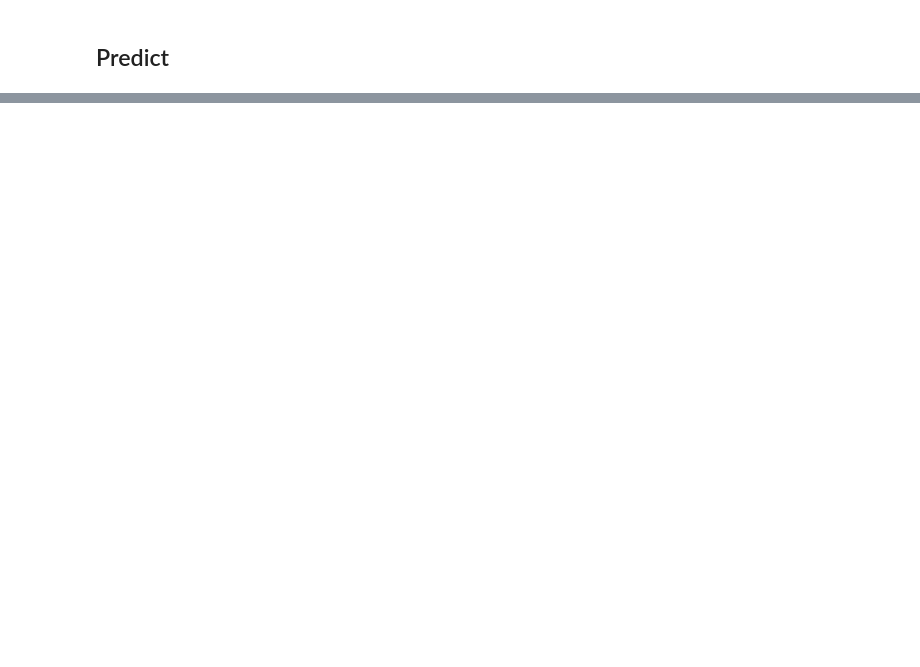
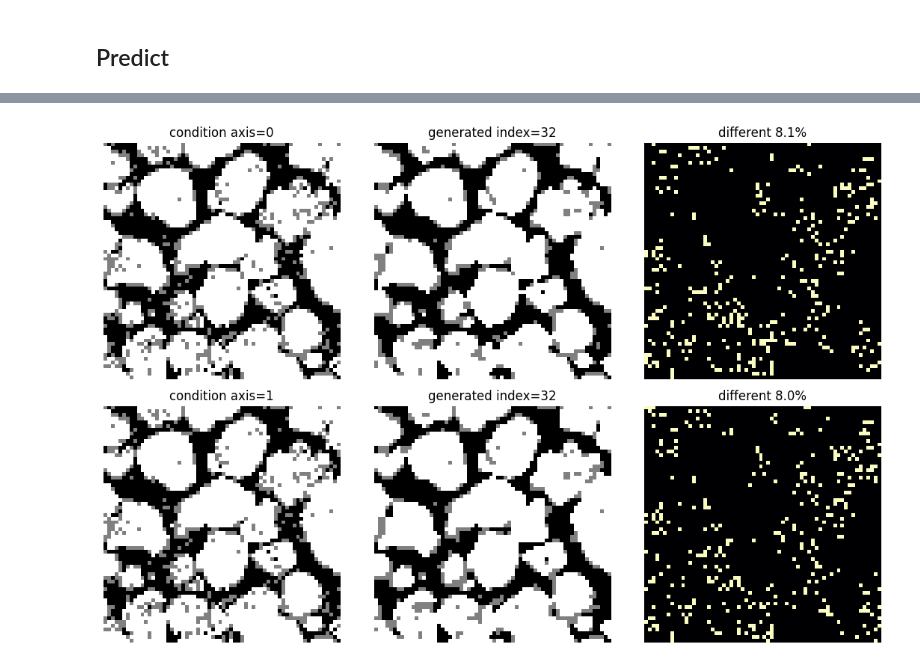
Before and after one commit to phykn/microlad, a Jupyter notebook: notebooks/03_predict.ipynb, the cells around one changed output, grey strips where cells are left out. Drawn from its saved outputs; the diff is of its cells as text; code cells hidden in the pictures; blank space fills up the shorter version.

Commit message:
Refactor conditional SliceGAN workflow

```diff
--- a/notebooks/03_predict.ipynb
+++ b/notebooks/03_predict.ipynb
@@ -38,3 +37,12 @@ options_kwargs = dict(
+# %%
+RUN_DIR = 'run/20260712-163751-714469'
+PHASE_FRACTIONS = (0.28, 0.12, 0.60)
+slicegan_config = load_slicegan_config(ROOT / 'config' / 'slicegan.yaml')
+
+options_kwargs = dict(
+    slicegan=slicegan_config,
+    phase_fractions=PHASE_FRACTIONS,
+)
 # %% [markdown]
 ## Predict
 # %%
@@ -160,0 +93,71 @@ largest local boundary jump: 0.0698
+# %%
+anchor_mismatches = np.array([
+    np.mean(take_slice(volume_np, anchor.axis, anchor.index) != anchor.image)
+    for anchor in anchors
+])
+volume_phase_fraction = np.array([
+    np.mean(volume_np == phase) for phase in range(args.num_phases)
+])
+axis_transition_rate = np.array([
+    np.mean(np.diff(volume_np, axis=axis) != 0) for axis in range(3)
+])
+
+boundary_profiles = []
+boundary_jumps = []
+for anchor in anchors:
+    differences = np.diff(volume_np, axis=anchor.axis) != 0
+    reduce_axes = tuple(axis for axis in range(3) if axis != anchor.axis)
+    rates = differences.mean(axis=reduce_axes)
+    local = rates[anchor.index - 6 : anchor.index + 6]
+    boundary_profiles.append(local)
+    boundary_jumps.append(np.max(np.abs(np.diff(local))))
+
+quality_gates = {
+    'all anchors 3-10% different': bool(np.all((anchor_mismatches >= 0.03) & (anchor_mismatches <= 0.10))),
+    'phase fraction within 1%p': bool(np.max(np.abs(volume_phase_fraction - PHASE_FRACTIONS)) <= 0.01),
+    'axis transition spread <= 0.03': bool(np.ptp(axis_transition_rate) <= 0.03),
+    'local boundary jump <= 0.08': bool(max(boundary_jumps) <= 0.08),
+}
+print('anchor mismatches:', np.round(anchor_mismatches, 4).tolist())
+print('target phase fraction:', list(PHASE_FRACTIONS))
+print('volume phase fraction:', np.round(volume_phase_fraction, 4).tolist())
+print('axis transition rate:', np.round(axis_transition_rate, 4).tolist())
+for anchor, profile, jump in zip(anchors, boundary_profiles, boundary_jumps):
+    print(f'axis={anchor.axis}, index={anchor.index}, ±6 boundary:', np.round(profile, 4).tolist(), 'max jump:', round(float(jump), 4))
+print('quality gates:', quality_gates)
+
+fig, axes = plt.subplots(len(anchors), 3, figsize=(11, 3.6 * len(anchors)), squeeze=False)
+for row, anchor in enumerate(anchors):
+    generated = take_slice(volume_np, anchor.axis, anchor.index)
+    difference = generated != anchor.image
+    items = [
+        (anchor.image, f'condition axis={anchor.axis}', 'gray', 0, args.num_phases - 1),
+        (generated, f'generated index={anchor.index}', 'gray', 0, args.num_phases - 1),
+        (difference, f'different {anchor_mismatches[row]:.1%}', 'magma', 0, 1),
+    ]
+    for axis, (image, title, cmap, vmin, vmax) in zip(axes[row], items):
+        axis.imshow(image, cmap=cmap, vmin=vmin, vmax=vmax, interpolation='nearest')
+        axis.set_title(title)
+        axis.axis('off')
+plt.tight_layout()
+
+for anchor in anchors:
+    offsets = range(-6, 7)
+    fig, axes = plt.subplots(1, len(offsets), figsize=(18, 2.4))
+    for axis, offset in zip(axes, offsets):
+        index = anchor.index + offset
+        axis.imshow(take_slice(volume_np, anchor.axis, index), cmap='gray', vmin=0, vmax=args.num_phases - 1, interpolation='nearest')
+        axis.set_title(f'{index}')
+        axis.axis('off')
+    fig.suptitle(f'axis={anchor.axis}, anchor index={anchor.index}')
+    plt.tight_layout()
+
+indices = range(0, volume_np.shape[0], 8)
+fig, axes = plt.subplots(3, len(indices), figsize=(16, 6))
+for row, axis_id in enumerate(range(3)):
+    for column, index in enumerate(indices):
+        axes[row, column].imshow(take_slice(volume_np, axis_id, index), cmap='gray', vmin=0, vmax=args.num_phases - 1, interpolation='nearest')
+        axes[row, column].set_title(f'axis {axis_id} / {index}')
+        axes[row, column].axis('off')
+plt.tight_layout()
+# %% [output]
@@ -160,0 +171 @@ largest local boundary jump: 0.0698
+[figure, added]
```
Also changed, not shown: parts of 13 cells of this notebook, 25 other files.
